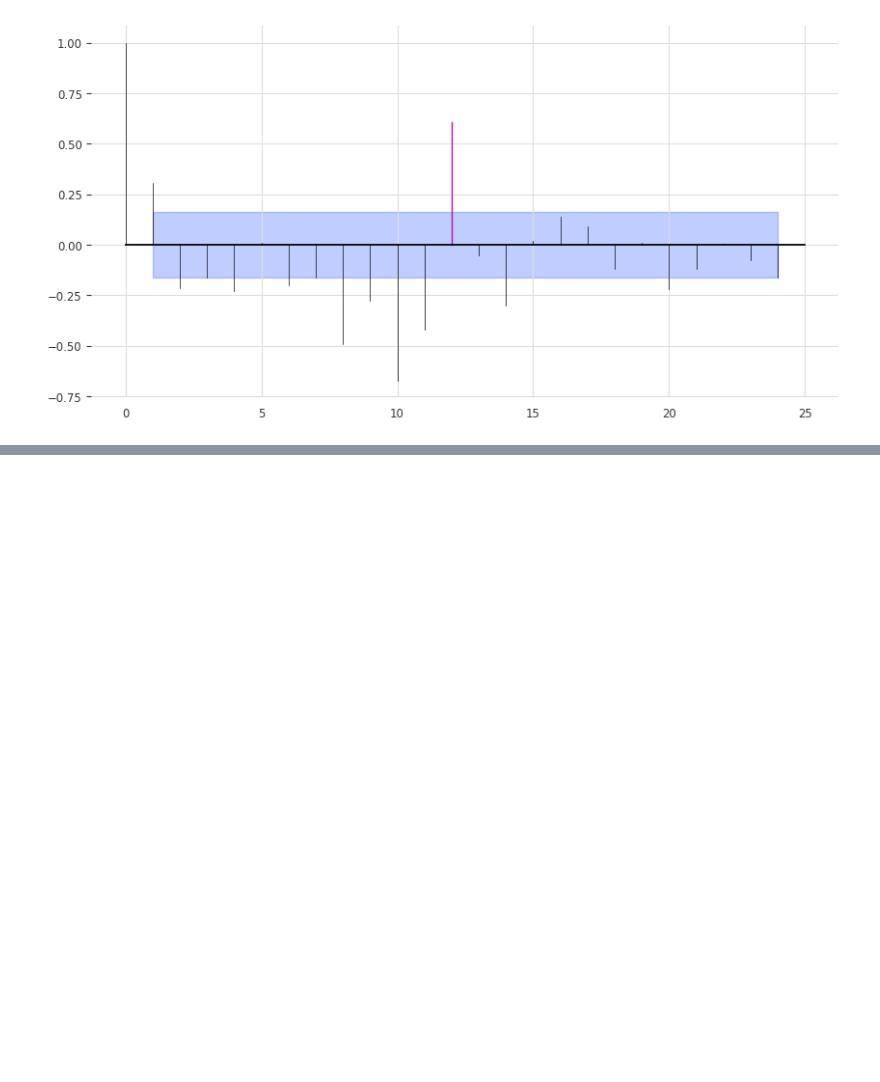
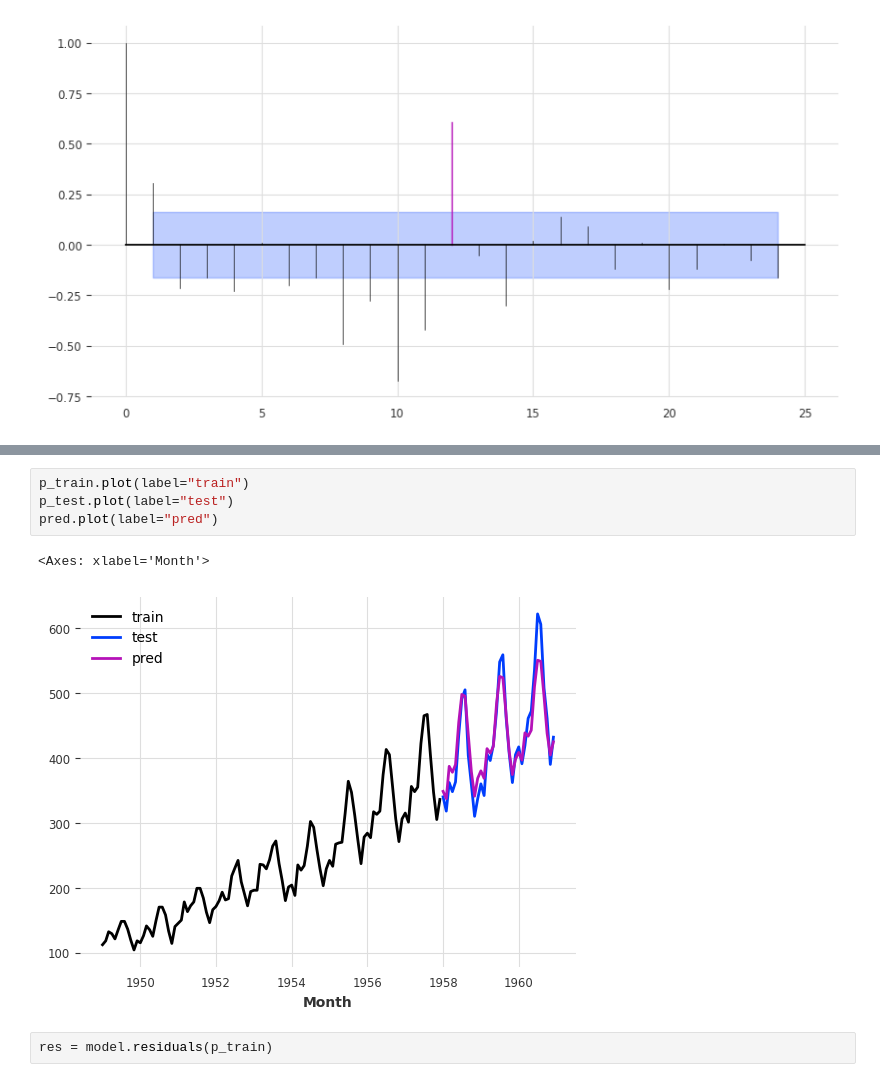
Before and after one commit to navin-prasath-s/StockTimeSeries, a Jupyter notebook: Notebooks/ToyDataPlay.ipynb, the cells around one changed output, grey strips where cells are left out. Drawn from its saved outputs; the diff is of its cells as text; blank space fills up the shorter version.

```diff
--- a/Notebooks/ToyDataPlay.ipynb
+++ b/Notebooks/ToyDataPlay.ipynb
@@ -88,0 +151,9 @@ plot_pacf(Diff(lags=1).fit_transform(passengers_series), m=12)
+# %%
+p_train.plot(label="train")
+p_test.plot(label="test")
+pred.plot(label="pred")
+# %% [output]
+<Axes: xlabel='Month'>
+[figure, added]
+# %%
+res = model.residuals(p_train)
```
Also changed, not shown: parts of 14 cells of this notebook, 5 other files.
